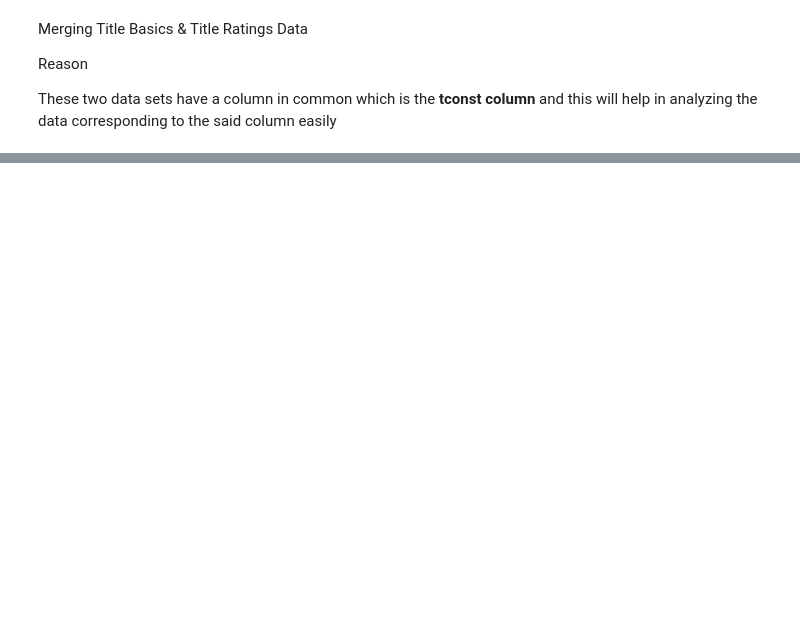
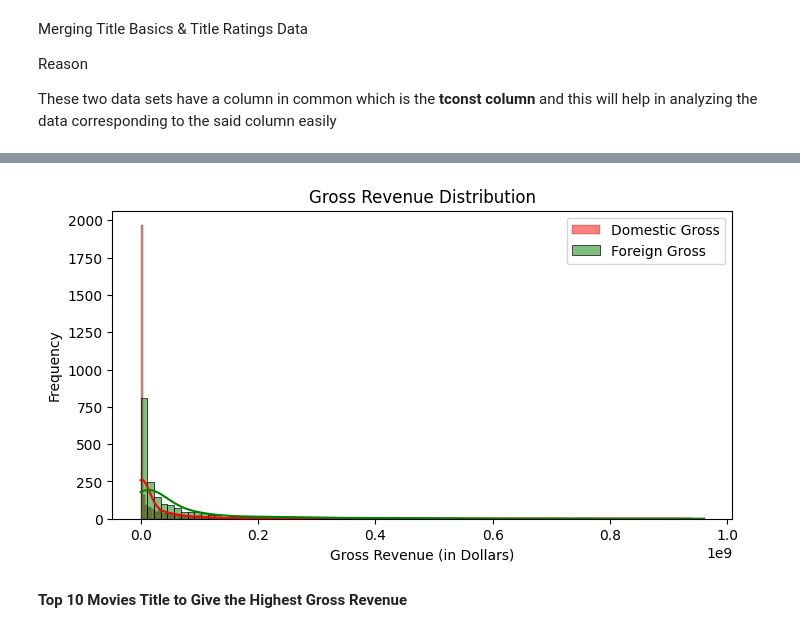
Before and after one commit to Lilian624/Microsoft-Movies-Project-1, a Jupyter notebook: student.ipynb, the cells around one changed output, grey strips where cells are left out. Cells and saved outputs as stored; diff of their text form; code cells hidden in the pictures; blank space fills up the shorter version.

```diff
--- a/student.ipynb
+++ b/student.ipynb
@@ -311,0 +334,14 @@ memory usage: 4.5+ MB
+# %%
+# Plot a graph showing the distribution of domestic and foreign gross revenue
+plt.figure(figsize=(8, 4))
+sns.histplot(movie_gross_new['domestic_gross'], kde=True, color='red', label='Domestic Gross')
+sns.histplot(movie_gross_new['foreign_gross'], kde=True, color='green', label='Foreign Gross')
+plt.title('Gross Revenue Distribution')
+plt.xlabel('Gross Revenue (in Dollars)')
+plt.ylabel('Frequency')
+plt.legend()
+plt.show()
+# %% [output]
+[figure, added]
+# %% [markdown]
+**Top 10 Movies Title to Give the Highest Gross Revenue**
```
Also changed, not shown: parts of 19 cells of this notebook.
